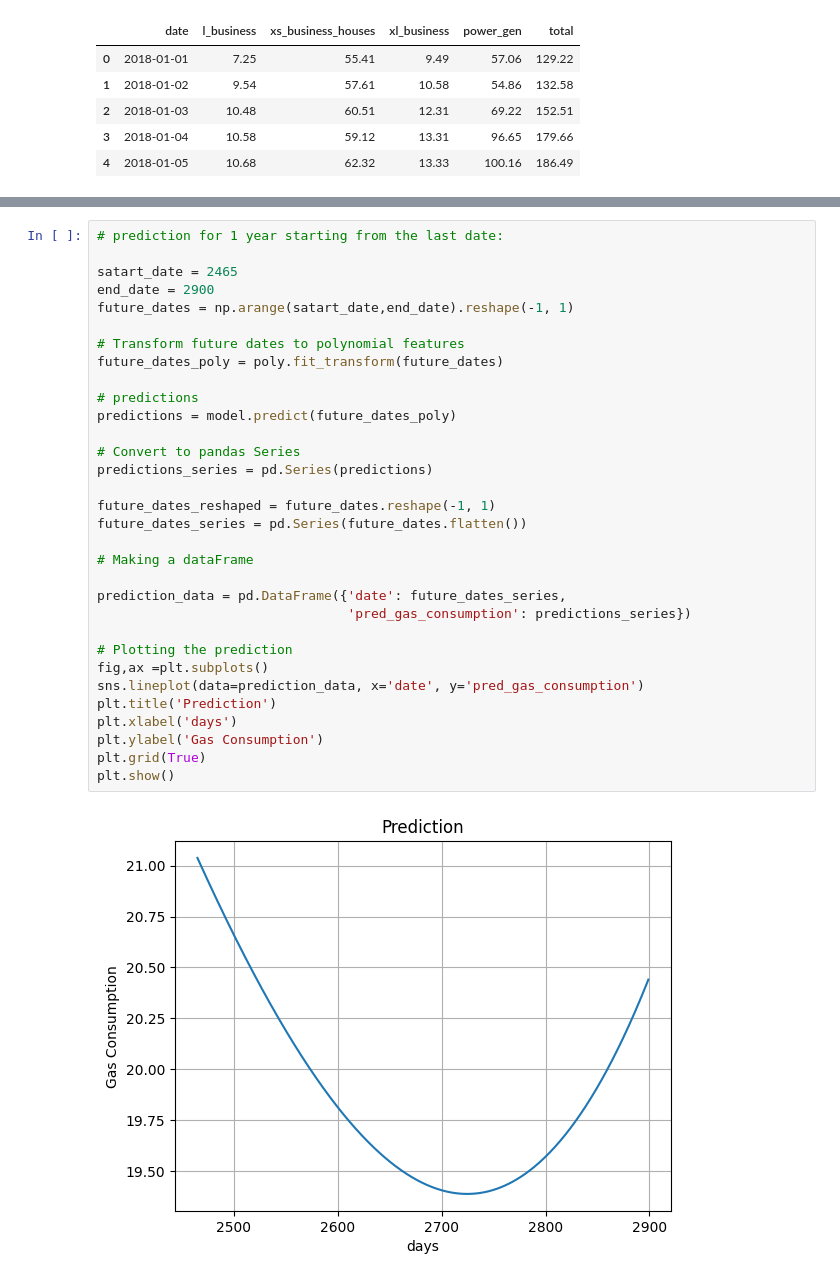
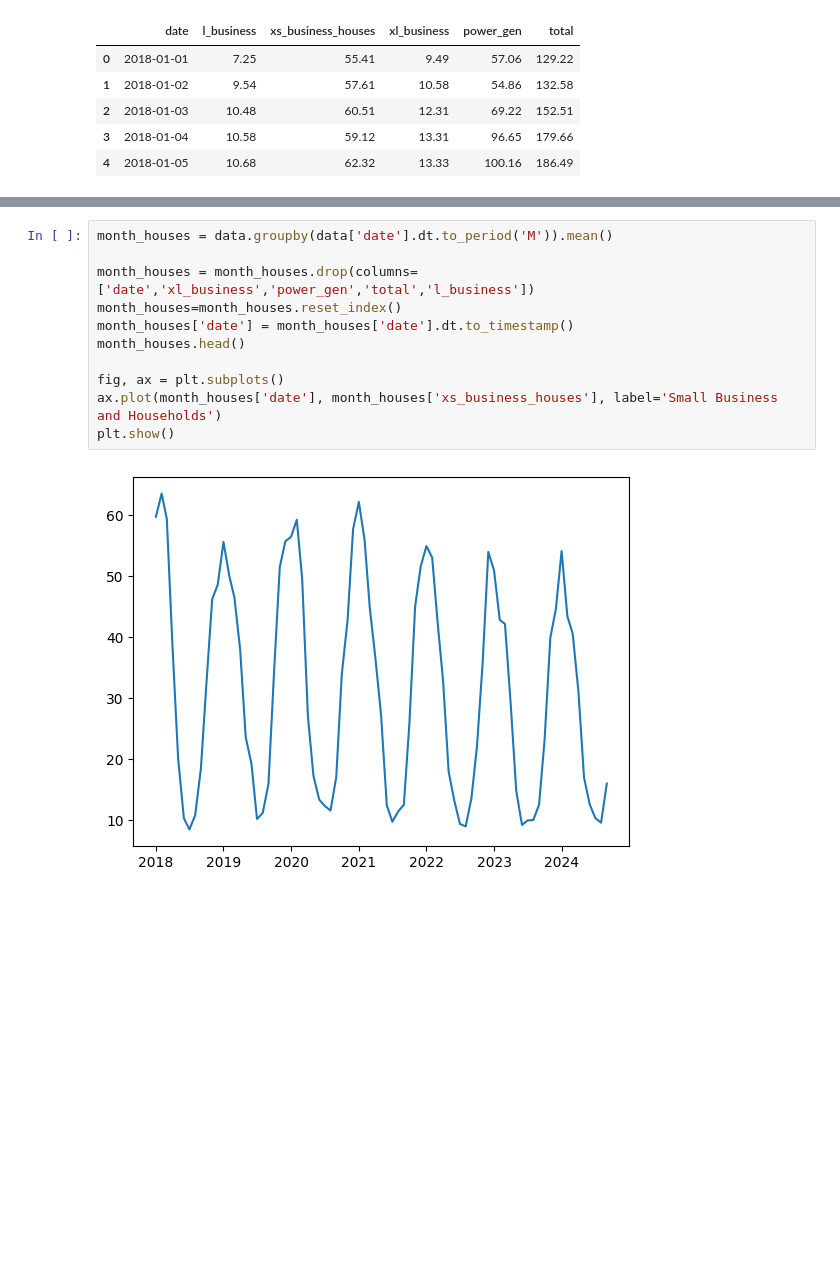
Before and after one commit to Kate-217/pogramming_for_data_analytics, a Jupyter notebook: project/project_2.ipynb, the cells around one changed output, grey strips where cells are left out. Saved outputs shown, nothing was run; the diff lists cells and outputs as text; blank space fills up the shorter version.

```diff
--- a/project/project_2.ipynb
+++ b/project/project_2.ipynb
@@ -414,34 +344,13 @@ LinearRegression()
-# %%
-# prediction for 1 year starting from the last date:
-
-satart_date = 2465
-end_date = 2900
-future_dates = np.arange(satart_date,end_date).reshape(-1, 1)
-
-# Transform future dates to polynomial features
-future_dates_poly = poly.fit_transform(future_dates)
-
-# predictions
-predictions = model.predict(future_dates_poly)
-
-# Convert to pandas Series
-predictions_series = pd.Series(predictions)
-
-future_dates_reshaped = future_dates.reshape(-1, 1)
-future_dates_series = pd.Series(future_dates.flatten())
-
-# Making a dataFrame
-
-prediction_data = pd.DataFrame({'date': future_dates_series,
-                                'pred_gas_consumption': predictions_series})
-
-# Plotting the prediction
-fig,ax =plt.subplots()
-sns.lineplot(data=prediction_data, x='date', y='pred_gas_consumption')
-plt.title('Prediction')
-plt.xlabel('days')
-plt.ylabel('Gas Consumption')
-plt.grid(True)
-plt.show()
-# %% [output]
-[figure, removed]
+# %%
+month_houses = data.groupby(data['date'].dt.to_period('M')).mean()
+
+month_houses = month_houses.drop(columns=['date','xl_business','power_gen','total','l_business'])
+month_houses=month_houses.reset_index()
+month_houses['date'] = month_houses['date'].dt.to_timestamp()
+month_houses.head()
+
+fig, ax = plt.subplots()
+ax.plot(month_houses['date'], month_houses['xs_business_houses'], label='Small Business and Households')
+plt.show()
+# %% [output]
+[figure, added]
```
Also changed, not shown: parts of 20 cells of this notebook.
